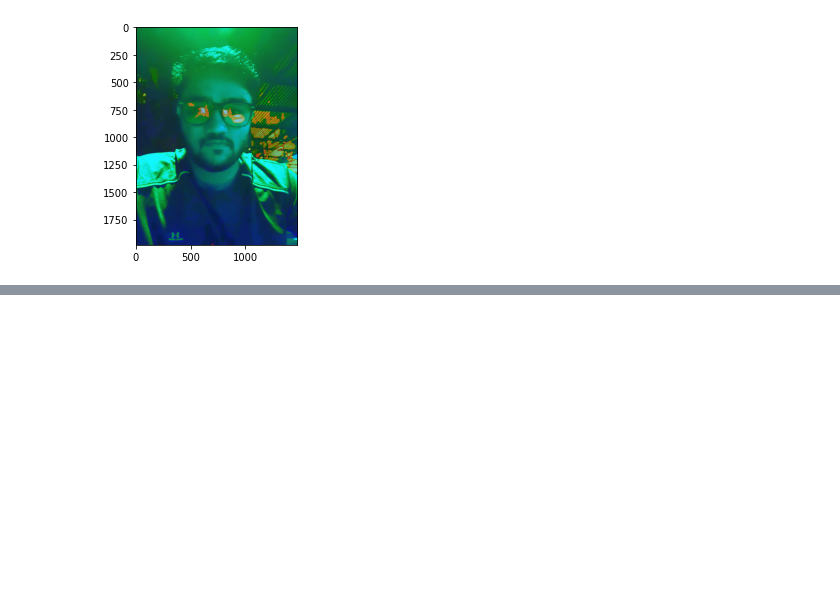
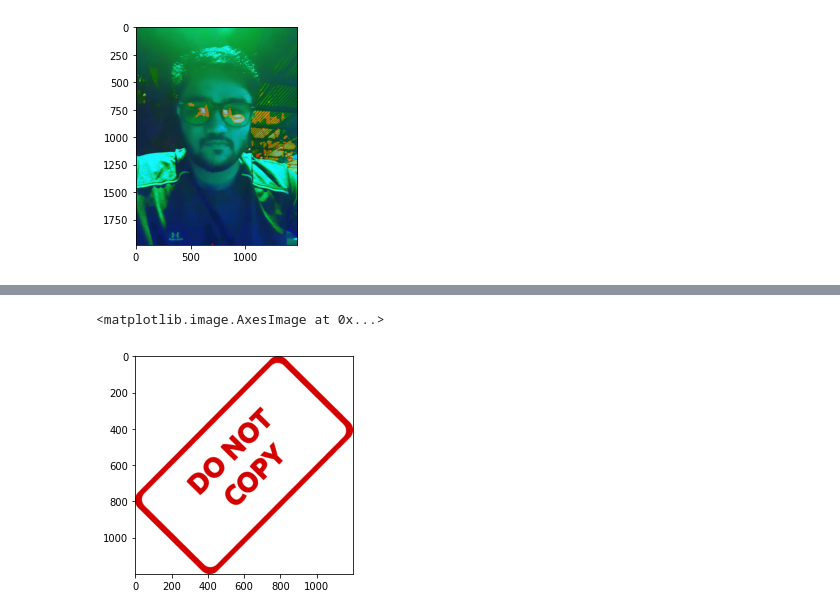
Before and after one commit to mamuncseru/opencv-practice, a Jupyter notebook: image_processing.ipynb, the cells around one changed output, grey strips where cells are left out. Drawn from its saved outputs; the diff is of its cells as text; code cells hidden in the pictures; blank space fills up the shorter version.

```diff
--- a/image_processing.ipynb
+++ b/image_processing.ipynb
@@ -29,0 +66,5 @@ plt.imshow(img)
+# %%
+plt.imshow(img2)
+# %% [output]
+<matplotlib.image.AxesImage at 0x...>
+[figure, added]
```
Also changed, not shown: parts of 21 cells of this notebook, 1 other file.
